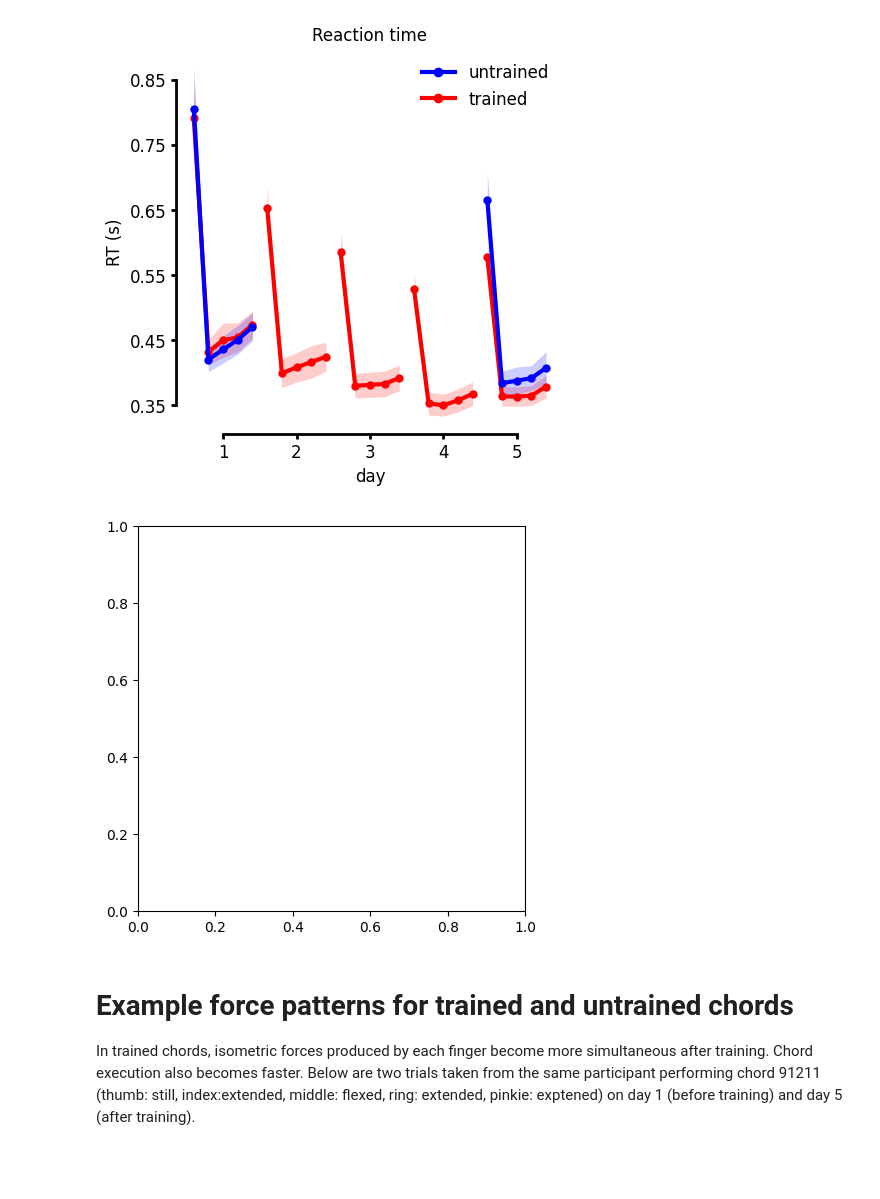
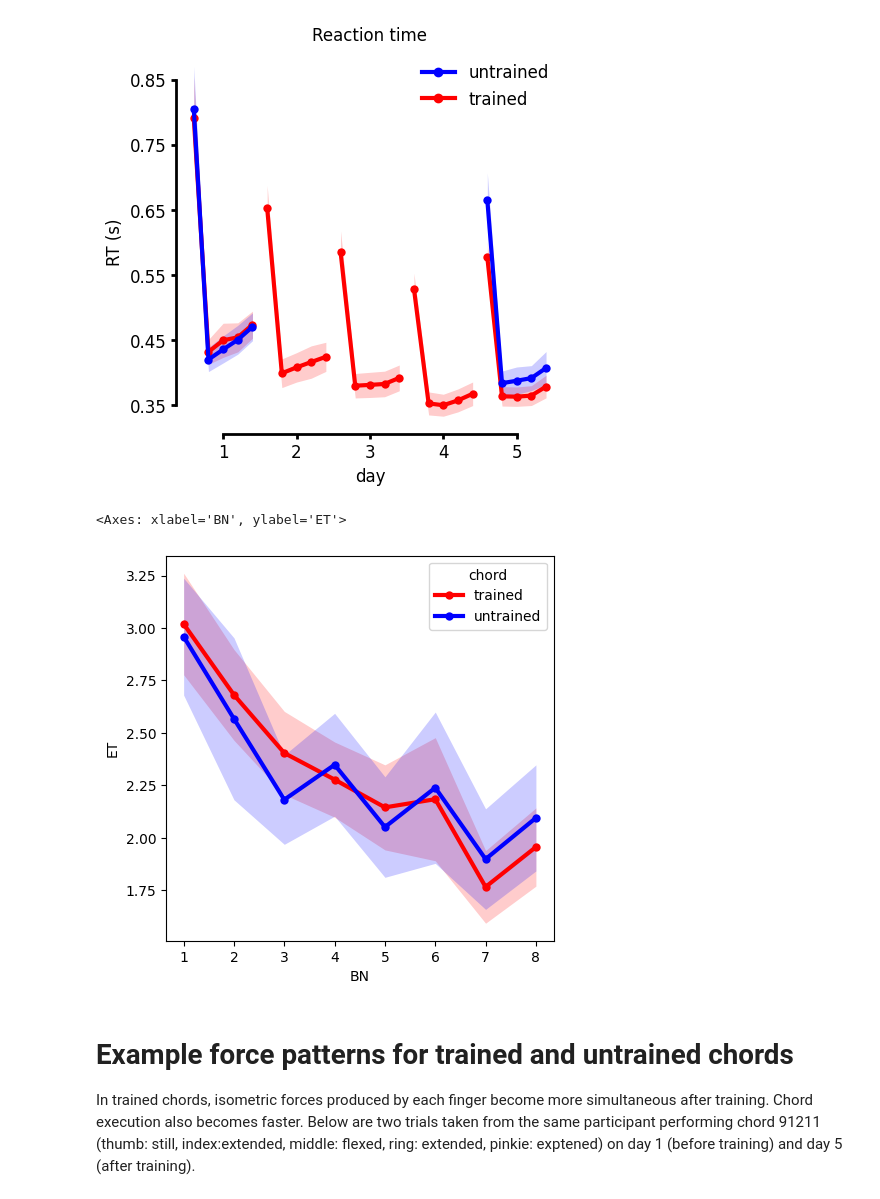
Before and after one commit to mnlmrc/extension-flexion-chords, a Jupyter notebook: notebooks/main.ipynb, the cells around one changed output. Saved outputs shown, nothing was run; the diff lists cells and outputs as text; code cells hidden in the pictures; blank space fills up the shorter version.

```diff
--- a/notebooks/main.ipynb
+++ b/notebooks/main.ipynb
@@ -88,12 +88,18 @@ decor(axs=axs, fontsize=fontsize, ybounds=(.35, .85), xbounds=(8, 28), spines_wi
 # %%
 metrics = pd.read_csv(os.path.join(gl.baseDir, experiment, 'metrics.tsv'), sep='\t')
 
 fig, axs = plt.subplots(figsize=(5, 5))
 
-offset = 5
-metrics['offset'] = metrics['repetition'] + metrics['day'] * offset
+metrics = metrics[metrics['day'] == 1]
 
-metrics = metrics.groupby(['chord', 'participant_id', 'day', 'repetition']).mean(numeric_only='True').reset_index()
+offset = 60
+metrics['offset'] = metrics['TN'] + metrics['BN'] * offset
+
+metrics = metrics.groupby(['chord', 'participant_id', 'BN']).mean(numeric_only='True').reset_index()
+
+sns.lineplot(data=metrics, ax=axs, x='BN', y='ET', hue='chord', errorbar='se',
+             palette=['red', 'blue'], marker='o', lw=3,markeredgewidth=0, err_kws={'linewidth': 0})
 # %% [output]
+<Axes: xlabel='BN', ylabel='ET'>
-[figure, old version]
+[figure, new version]
 # %% [markdown]
```
